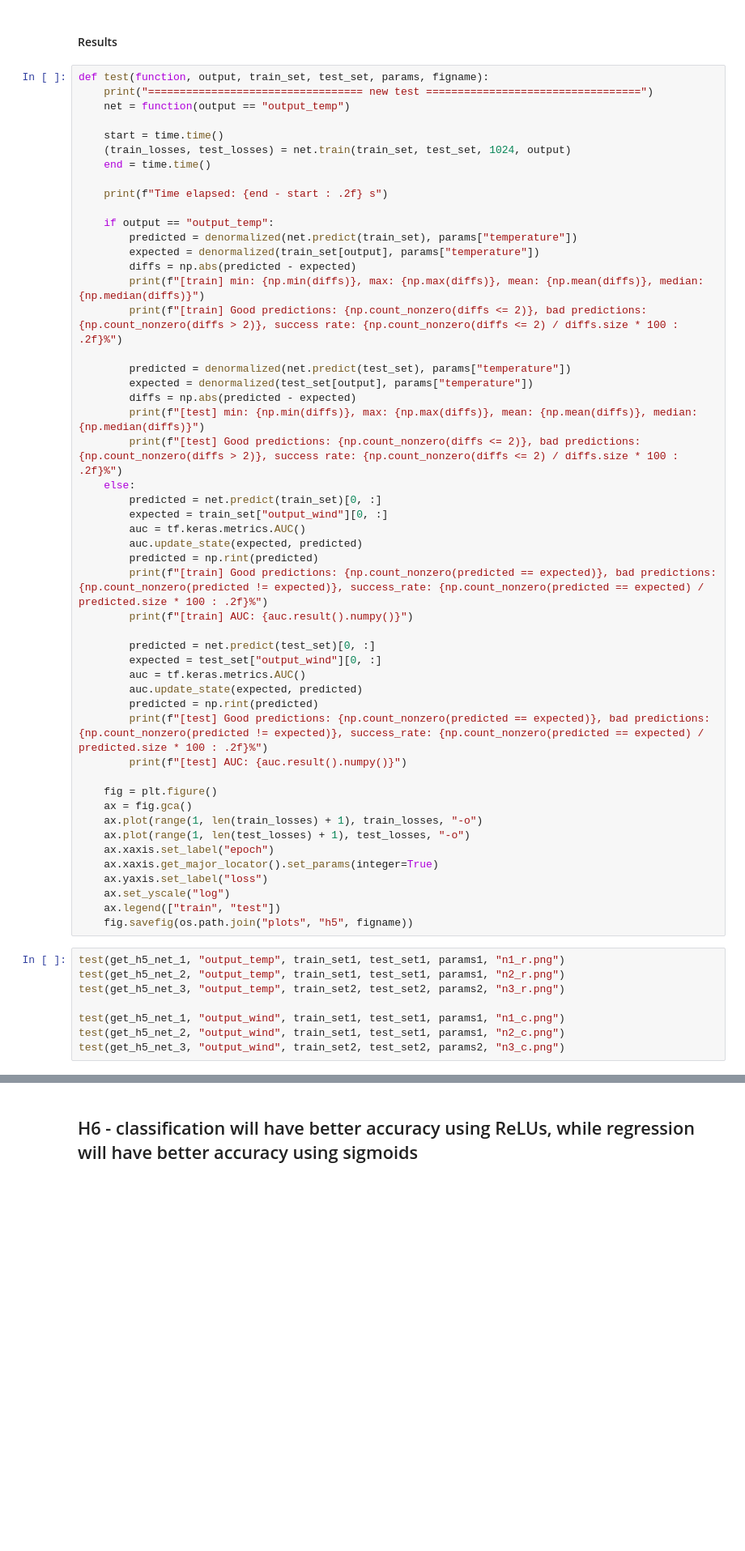
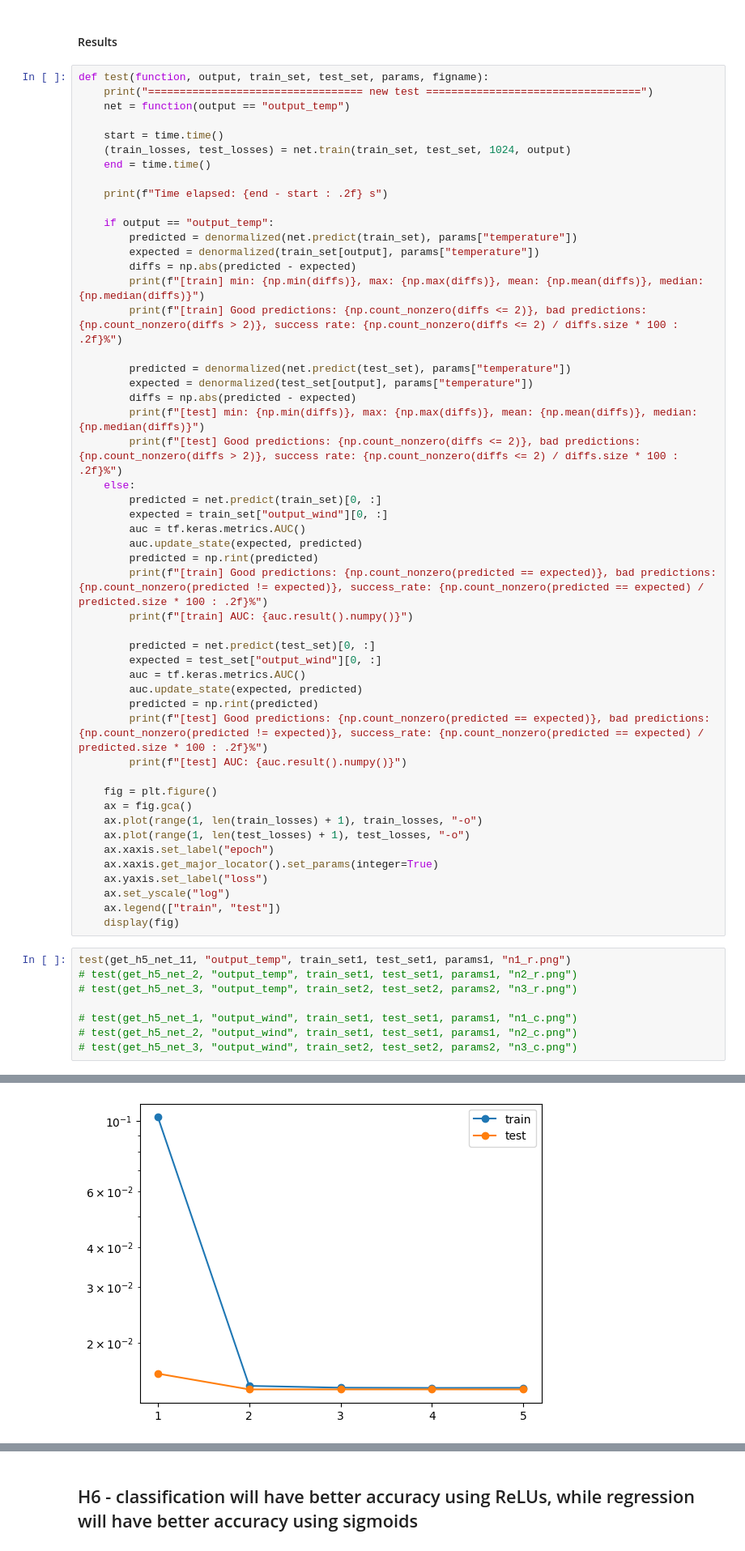
Before and after one commit to nargatte/sieci_neuronowe_3, a Jupyter notebook: tests.ipynb, the cells around one changed output, grey strips where cells are left out. Shown: that part at 81% size. Saved outputs shown, nothing was run; the diff lists cells and outputs as text; blank space fills up the shorter version.

```diff
--- a/tests.ipynb
+++ b/tests.ipynb
@@ -901,12 +968,13 @@ def test(function, output, train_set, test_set, params, figname):
     ax.yaxis.set_label("loss")
     ax.set_yscale("log")
     ax.legend(["train", "test"])
-    fig.savefig(os.path.join("plots", "h5", figname))
+    display(fig)
 # %%
-test(get_h5_net_1, "output_temp", train_set1, test_set1, params1, "n1_r.png")
-test(get_h5_net_2, "output_temp", train_set1, test_set1, params1, "n2_r.png")
-test(get_h5_net_3, "output_temp", train_set2, test_set2, params2, "n3_r.png")
+test(get_h5_net_11, "output_temp", train_set1, test_set1, params1, "n1_r.png")
+# test(get_h5_net_2, "output_temp", train_set1, test_set1, params1, "n2_r.png")
+# test(get_h5_net_3, "output_temp", train_set2, test_set2, params2, "n3_r.png")
 
-test(get_h5_net_1, "output_wind", train_set1, test_set1, params1, "n1_c.png")
-test(get_h5_net_2, "output_wind", train_set1, test_set1, params1, "n2_c.png")
-test(get_h5_net_3, "output_wind", train_set2, test_set2, params2, "n3_c.png")
+# test(get_h5_net_1, "output_wind", train_set1, test_set1, params1, "n1_c.png")
+# test(get_h5_net_2, "output_wind", train_set1, test_set1, params1, "n2_c.png")
+# test(get_h5_net_3, "output_wind", train_set2, test_set2, params2, "n3_c.png")
+# %% [output]
@@ -912,0 +992 @@ test(get_h5_net_3, "output_wind", train_set2, test_set2, params2, "n3_c.png")
+[figure, added]
```
Also changed, not shown: parts of 6 cells of this notebook, 3 other files.
